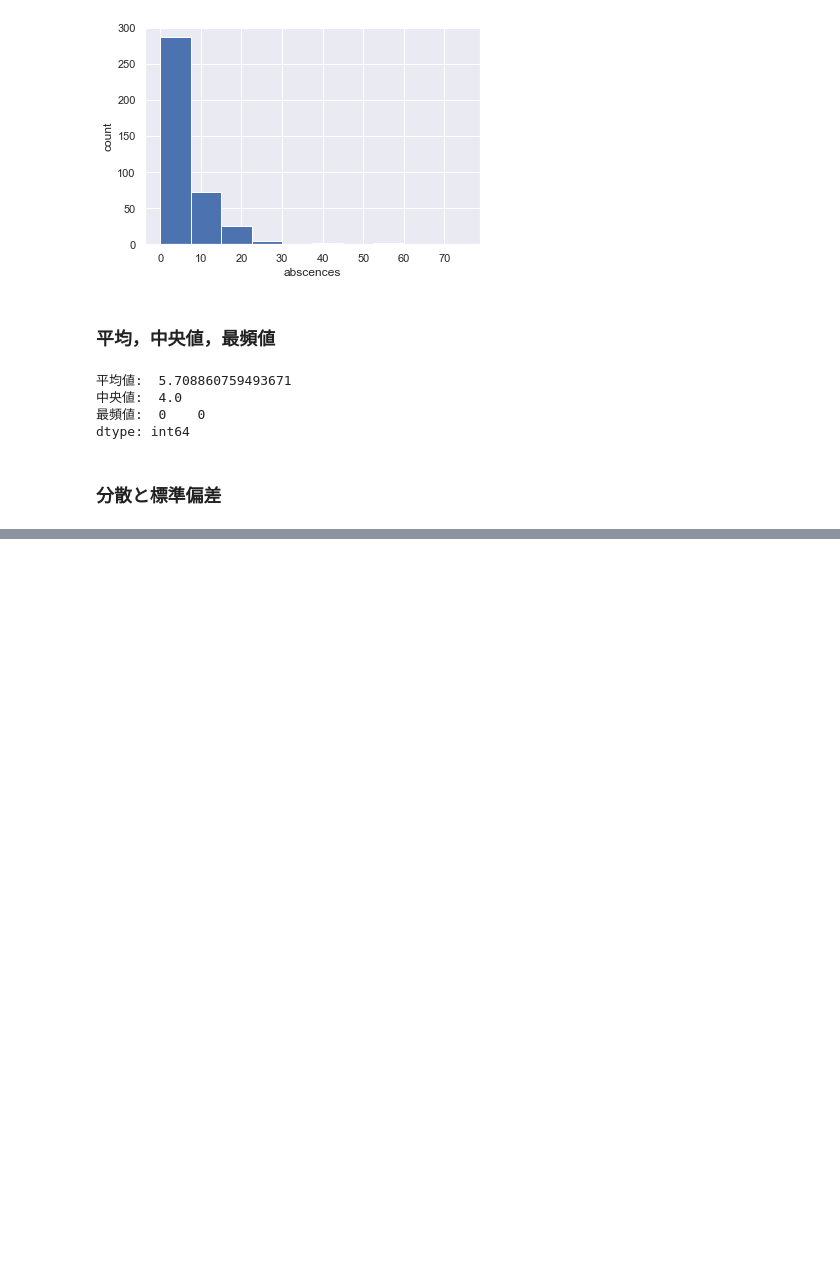
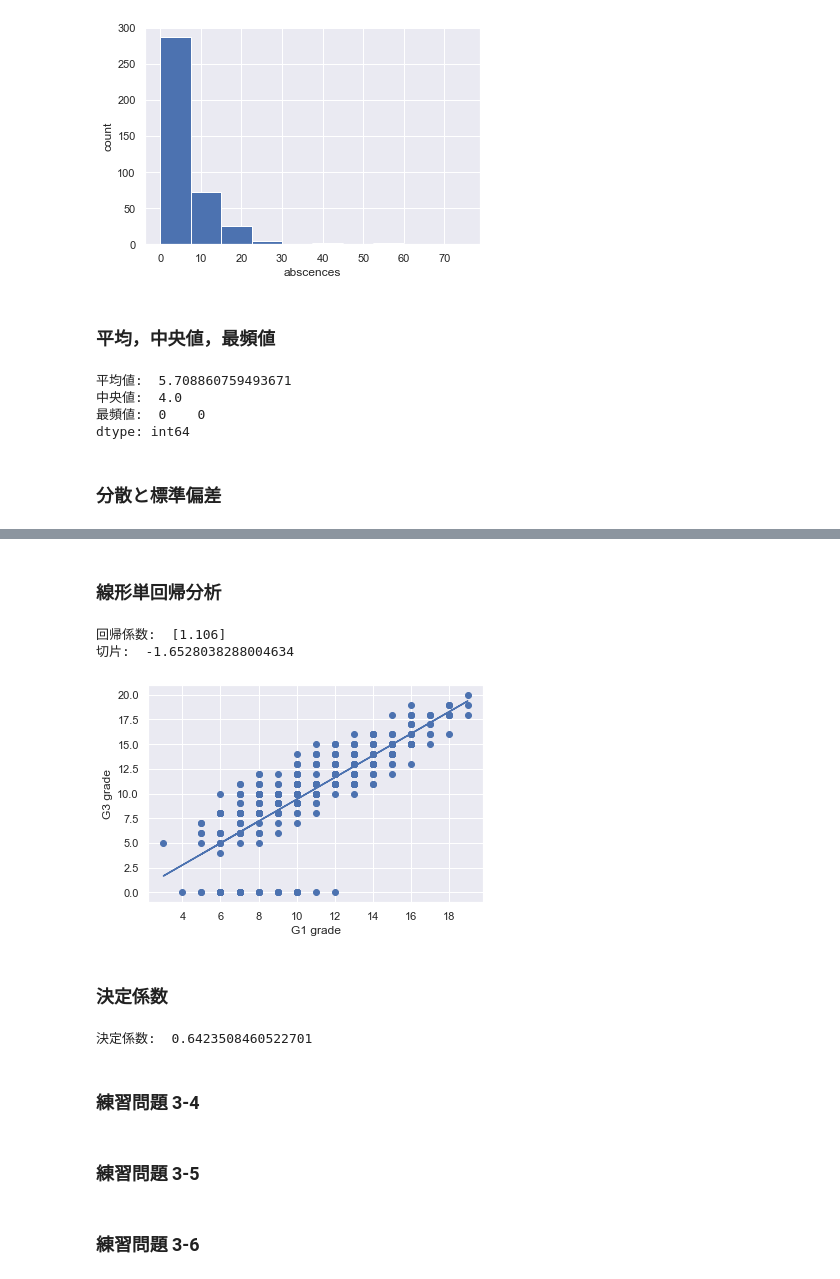
Before and after one commit to HidehikoMURAO/Data-Scientist-Training-Course, a Jupyter notebook: Chapter 3.ipynb, the cells around one changed output, grey strips where cells are left out. Cells and saved outputs as stored; diff of their text form; code cells hidden in the pictures; blank space fills up the shorter version.

```diff
--- a/Chapter 3.ipynb
+++ b/Chapter 3.ipynb
@@ -296,0 +346,51 @@ print('G3の分散：')
+# %% [markdown]
+### 線形単回帰分析
+# %%
+from sklearn import linear_model
+
+# 線形回帰のインスタンスを生成
+reg = linear_model.LinearRegression()
+# %%
+# 説明変数に一期目の数学の成績を利用
+# locはデータフレームから，行と列を指定して取り出す．loc[:, ['G1']]はG1列の全ての列を取り出すことを意味する．
+# valuesに直しているので，注意
+X = student_data_math.loc[:, ['G1']].values
+
+# 目的変数に最終の数学の成績を利用
+Y = student_data_math['G3'].values
+
+# 予測モデルを計算，ここでa, bを算出
+reg.fit(X, Y)
+
+# 回帰係数
+print('回帰係数: ', reg.coef_)
+
+# 切片
+print('切片: ', reg.intercept_)
+# %% [output]
+回帰係数:  [1.106]
+切片:  -1.6528038288004634
+# %%
+# 先と同じ散布図
+plt.scatter(X, Y)
+plt.xlabel('G1 grade')
+plt.ylabel('G3 grade')
+
+# その上に線形回帰直線を引く
+plt.plot(X, reg.predict(X))
+plt.grid(True)
+# %% [output]
+[figure, added]
+# %% [markdown]
+### 決定係数
+# %%
+# 決定係数，寄与率とも呼ばれる
+print('決定係数: ', reg.score(X, Y))
+# %% [output]
+決定係数:  0.6423508460522701
+# %% [markdown]
+### 練習問題 3-4
+# %% [markdown]
+### 練習問題 3-5
+# %% [markdown]
+### 練習問題 3-6
```
Also changed, not shown: parts of 56 cells of this notebook.
